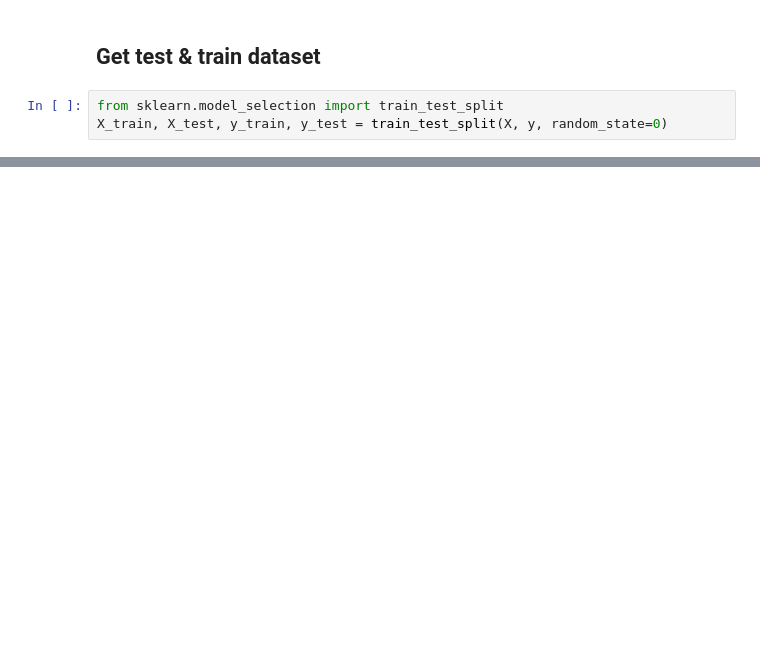
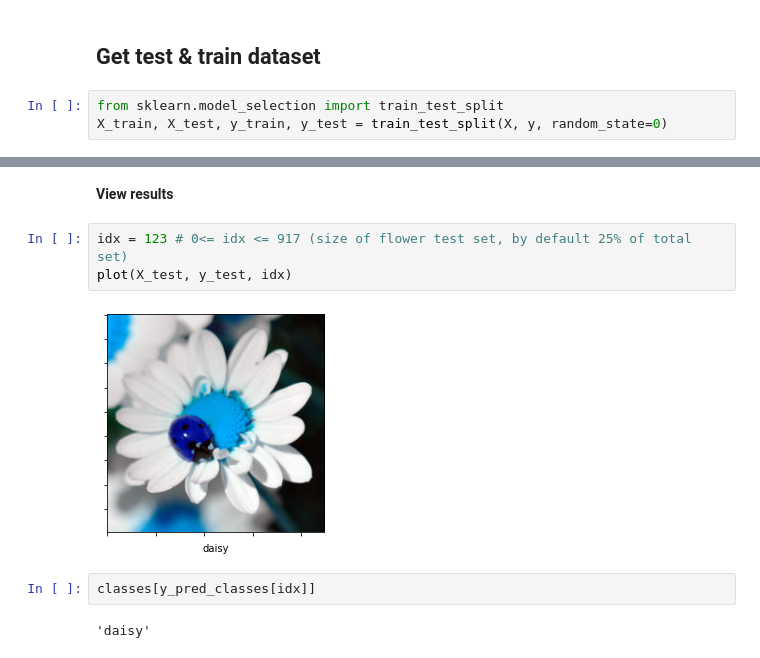
Before and after one commit to 4ndrelim/DeepLearningCNNConcepts, a Jupyter notebook: transfer-learning.ipynb, the cells around one changed output, grey strips where cells are left out. Drawn from its saved outputs; the diff is of its cells as text; blank space fills up the shorter version.

```diff
--- a/transfer-learning.ipynb
+++ b/transfer-learning.ipynb
@@ -169,0 +226,11 @@ cnn_tl.evaluate(X_test, y_test)
+# %% [markdown]
+**View results**
+# %%
+idx = 123 # 0<= idx <= 917 (size of flower test set, by default 25% of total set)
+plot(X_test, y_test, idx)
+# %% [output]
+[figure, added]
+# %%
+classes[y_pred_classes[idx]]
+# %% [output]
+'daisy'
```
Also changed, not shown: parts of 20 cells of this notebook.
